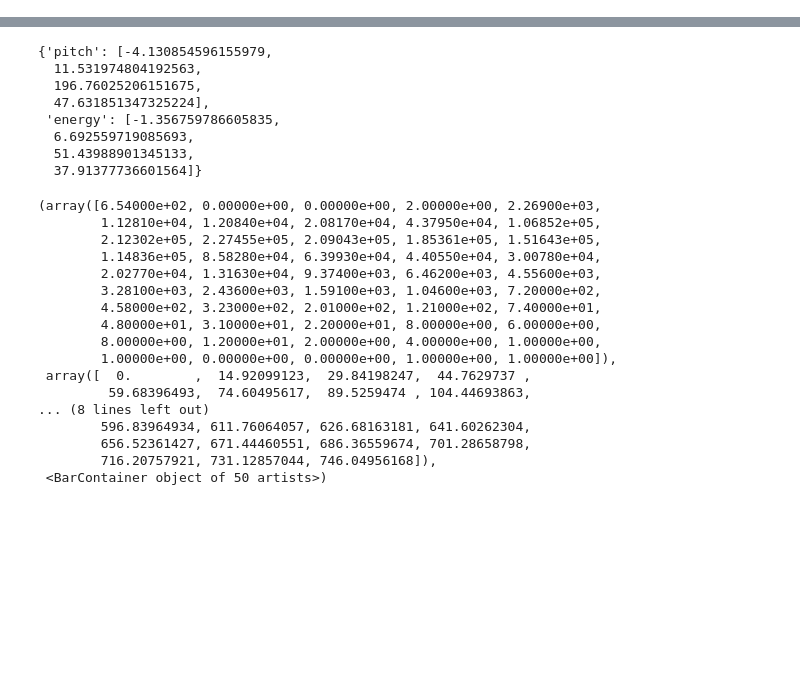
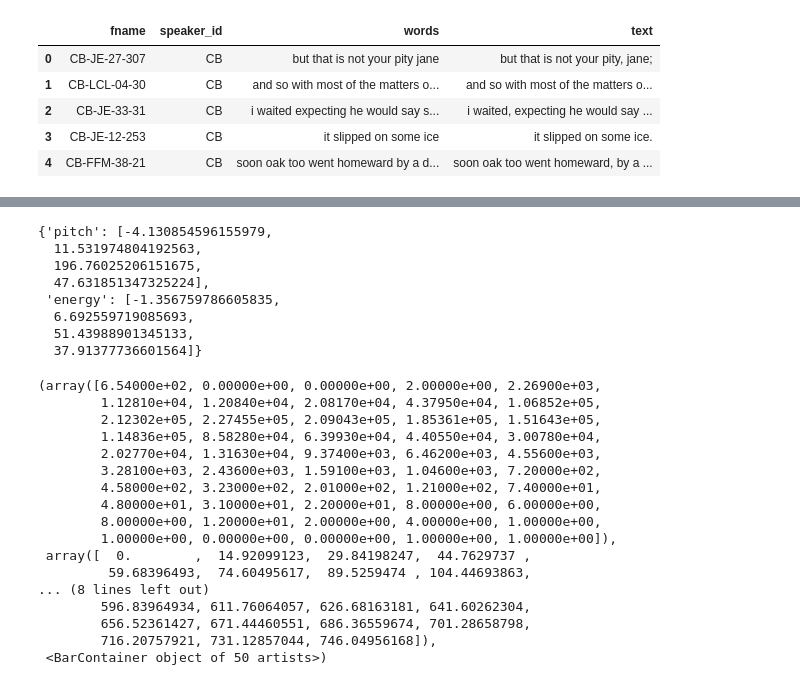
Before and after one commit to lordzuko/SpeakingStyle, a Jupyter notebook: notebooks/variance_control_distbn.ipynb, the cells around one changed output, grey strips where cells are left out. Saved outputs shown, nothing was run; the diff lists cells and outputs as text; code cells hidden in the pictures; blank space fills up the shorter version.

```diff
--- a/notebooks/variance_control_distbn.ipynb
+++ b/notebooks/variance_control_distbn.ipynb
@@ -28,0 +146,13 @@ with open(stats_path) as f:
+# %%
+val_df = pd.read_csv(val_file,header=None, delimiter="|")
+val_df.columns = ["fname", "speaker_id", "words", "text"]
+val_df["words"] = val_df["words"].apply(lambda x: x.lstrip("{"))
+val_df["words"] = val_df["words"].apply(lambda x: x.rstrip("}"))
+val_df.head()
+# %% [output]
+|  | fname | speaker_id | words | text |
+| 0 | CB-JE-27-307 | CB | but that is not your pity jane | but that is not your pity, jane; |
+| 1 | CB-LCL-04-30 | CB | and so with most of the matters o... | and so with most of the matters o... |
+| 2 | CB-JE-33-31 | CB | i waited expecting he would say s... | i waited, expecting he would say ... |
+| 3 | CB-JE-12-253 | CB | it slipped on some ice | it slipped on some ice. |
+| 4 | CB-FFM-38-21 | CB | soon oak too went homeward by a d... | soon oak too went homeward, by a ... |
```
Also changed, not shown: parts of 24 cells of this notebook, 2 other files.
